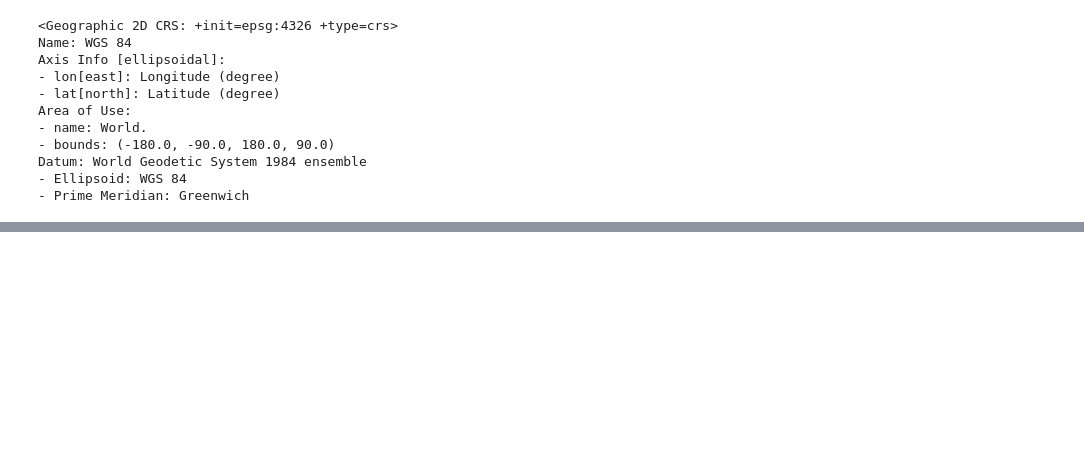
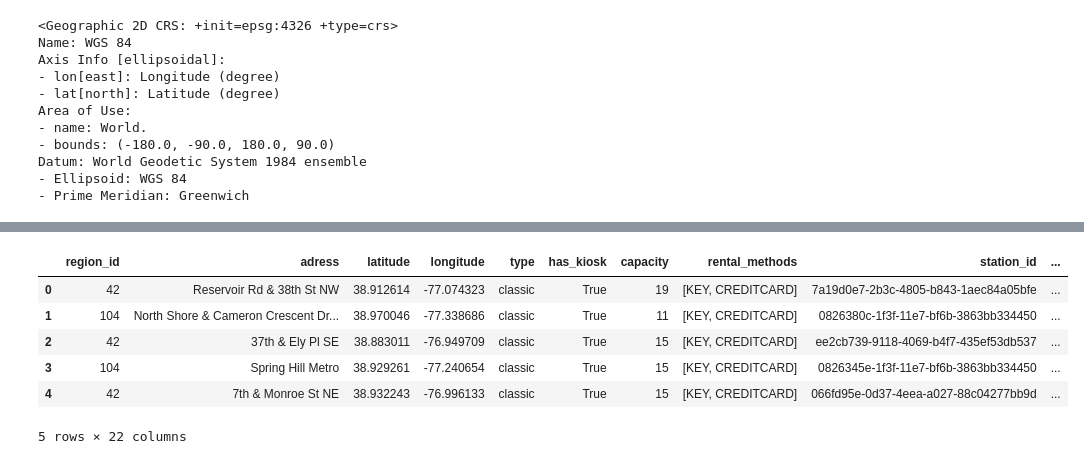
Before and after one commit to Maxremmo/Bike-Sharing-ML, a Jupyter notebook: realtime_bikeshare_data.ipynb, the cells around one changed output, grey strips where cells are left out. Cells and saved outputs as stored; diff of their text form; code cells hidden in the pictures; blank space fills up the shorter version.

```diff
--- a/realtime_bikeshare_data.ipynb
+++ b/realtime_bikeshare_data.ipynb
@@ -341,0 +397,10 @@ plt.show()
+# %%
+df_stations_merged.head()
+# %% [output]
+|  | region_id | adress | latitude | longitude | type | has_kiosk | capacity | rental_methods | station_id | ... |
+| 0 | 42 | Reservoir Rd & 38th St NW | 38.912614 | -77.074323 | classic | True | 19 | [KEY, CREDITCARD] | 7a19d0e7-2b3c-4805-b843-1aec84a05bfe | ... |
+| 1 | 104 | North Shore & Cameron Crescent Dr... | 38.970046 | -77.338686 | classic | True | 11 | [KEY, CREDITCARD] | 0826380c-1f3f-11e7-bf6b-3863bb334450 | ... |
+| 2 | 42 | 37th & Ely Pl SE | 38.883011 | -76.949709 | classic | True | 15 | [KEY, CREDITCARD] | ee2cb739-9118-4069-b4f7-435ef53db537 | ... |
+| 3 | 104 | Spring Hill Metro | 38.929261 | -77.240654 | classic | True | 15 | [KEY, CREDITCARD] | 0826345e-1f3f-11e7-bf6b-3863bb334450 | ... |
+| 4 | 42 | 7th & Monroe St NE | 38.932243 | -76.996133 | classic | True | 15 | [KEY, CREDITCARD] | 066fd95e-0d37-4eea-a027-88c04277bb9d | ... |
+5 rows × 22 columns
```
Also changed, not shown: parts of 3 cells of this notebook.
